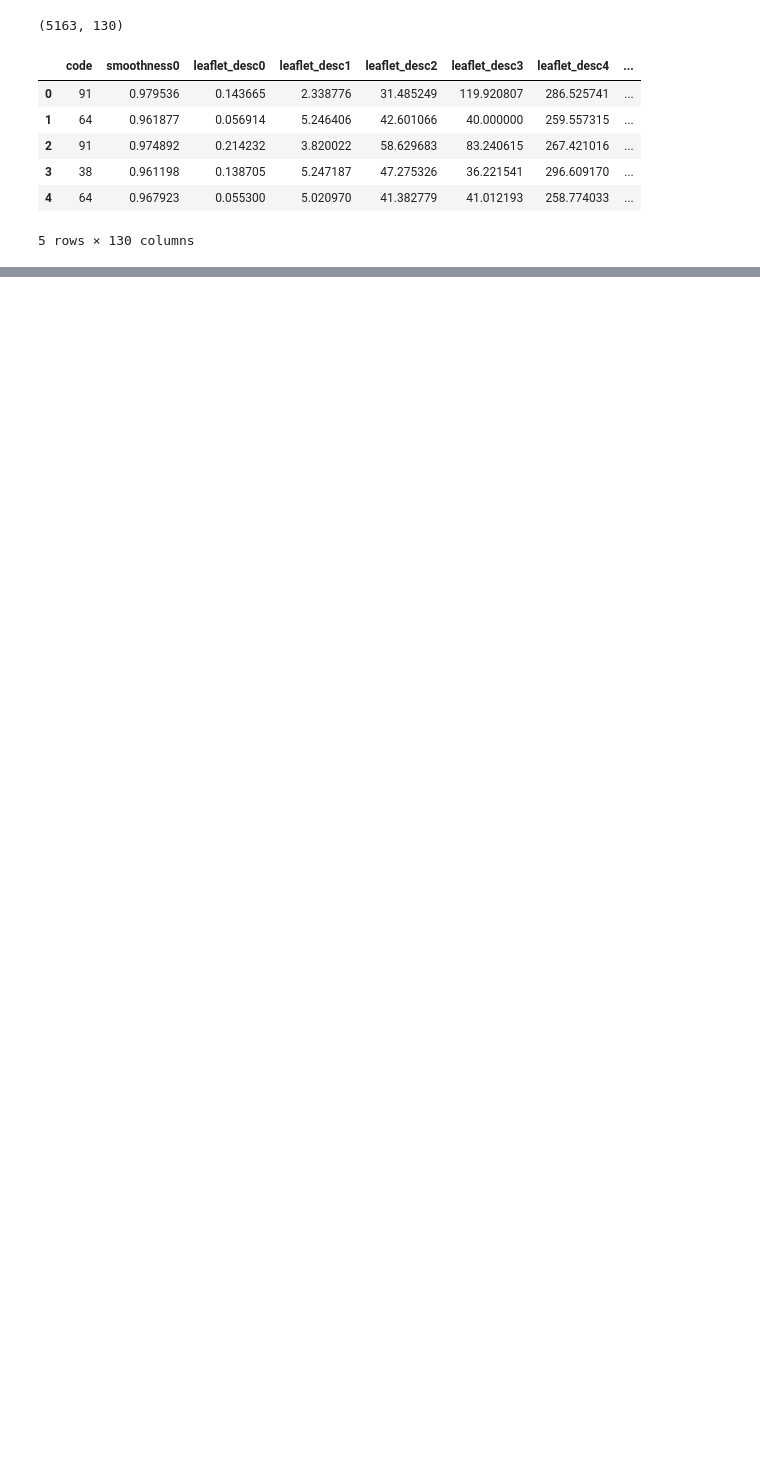
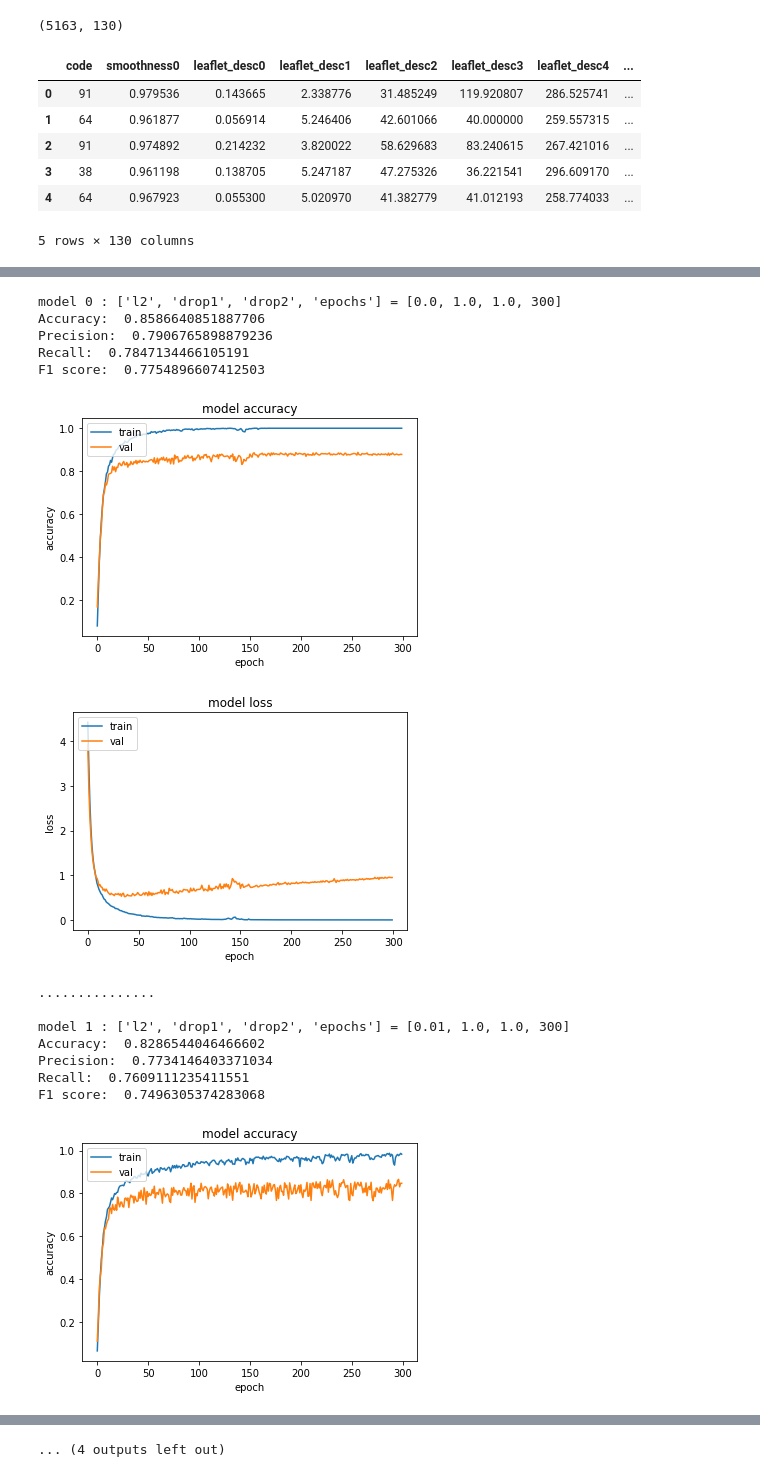
Before and after one commit to darkreqnx/leaf-classifier, a Jupyter notebook: leaves_neuralNet.ipynb, the cells around one changed output, grey strips where cells are left out. Cells and saved outputs as stored; diff of their text form; code cells hidden in the pictures; blank space fills up the shorter version.

```diff
--- a/leaves_neuralNet.ipynb
+++ b/leaves_neuralNet.ipynb
@@ -114,0 +218,7 @@ Testing accuracy: 0.8693127036094666
+# %%
+# model: 129/512/256/122
+for i,par in enumerate(netw_params_4L):
+  print(netw_params_4L_ref)
+  print(par)
+  globals()["model"+str(i)], globals()["history"+str(i)] = buildNeuralNet(4, par)
+  print("...............")
@@ -114,0 +243,23 @@ Testing accuracy: 0.8693127036094666
+# %%
+# loss plots for 129/512/256/122 model
+for i,par in enumerate(netw_params_4L):
+  print("model",i,":",netw_params_4L_ref,"=",par)
+  reportMetrics(globals()["model"+str(i)], X_test_scaled, y_test)
+  lossAccuracyPlots(globals()["history"+str(i)])
+  print("...............\n")
+# %% [output]
+model 0 : ['l2', 'drop1', 'drop2', 'epochs'] = [0.0, 1.0, 1.0, 300]
+Accuracy:  0.8586640851887706
+Precision:  0.7906765898879236
+Recall:  0.7847134466105191
+F1 score:  0.7754896607412503
+[figure, added]
+[figure, added]
+...............
+
+model 1 : ['l2', 'drop1', 'drop2', 'epochs'] = [0.01, 1.0, 1.0, 300]
+Accuracy:  0.8286544046466602
+Precision:  0.7734146403371034
+Recall:  0.7609111235411551
+F1 score:  0.7496305374283068
+[figure, added]
@@ -114,0 +285 @@ Testing accuracy: 0.8693127036094666
+... (4 outputs left out)
```
Also changed, not shown: parts of 14 cells of this notebook, 13 other files.
